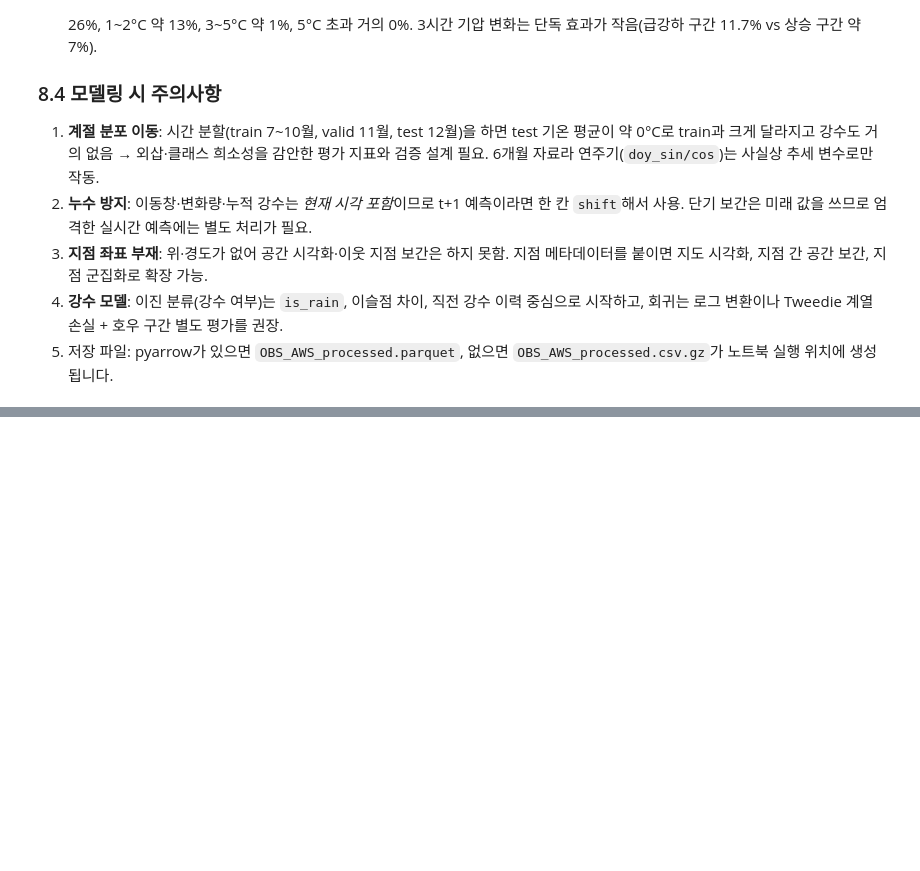
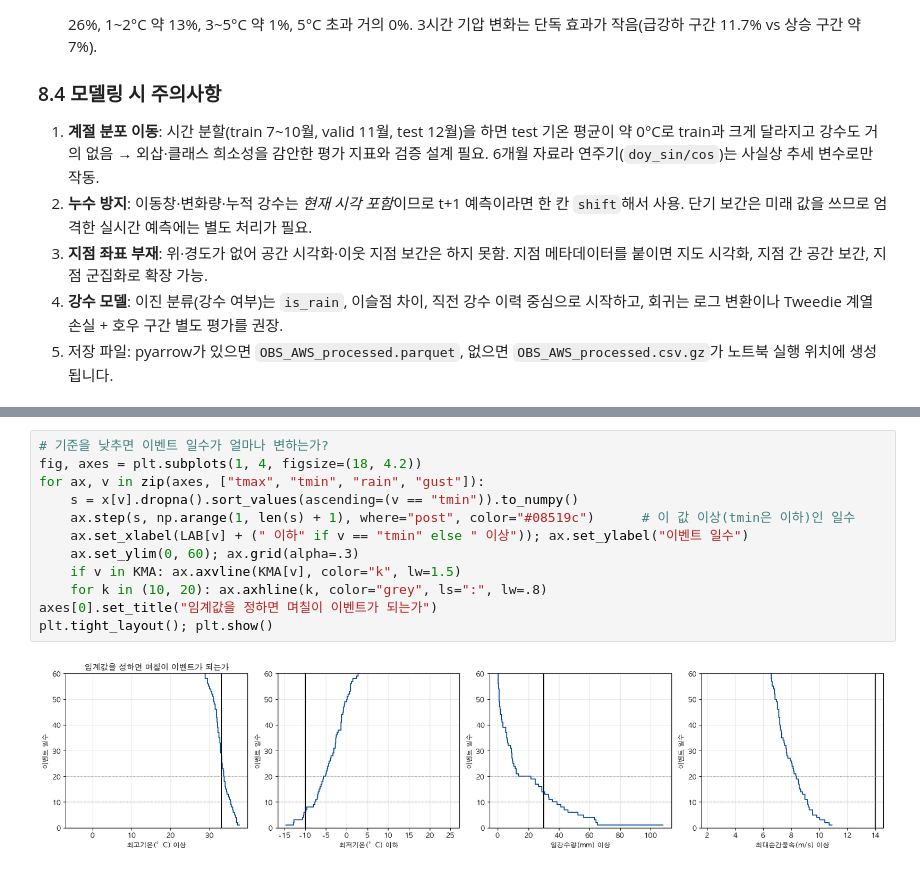
Before and after one commit to wheemin-2/BigContest_2026, a Jupyter notebook: notebooks/OBS_AWS_EDA_Preprocessing.ipynb, the cells around one changed output, grey strips where cells are left out. Drawn from its saved outputs; the diff is of its cells as text; blank space fills up the shorter version.

```diff
--- a/notebooks/OBS_AWS_EDA_Preprocessing.ipynb
+++ b/notebooks/OBS_AWS_EDA_Preprocessing.ipynb
@@ -1027,0 +1439,14 @@ parquet 저장 불가(ImportError) → OBS_AWS_processed.csv.gz 로 저장
+# %%
+# 기준을 낮추면 이벤트 일수가 얼마나 변하는가?
+fig, axes = plt.subplots(1, 4, figsize=(18, 4.2))
+for ax, v in zip(axes, ["tmax", "tmin", "rain", "gust"]):
+    s = x[v].dropna().sort_values(ascending=(v == "tmin")).to_numpy()
+    ax.step(s, np.arange(1, len(s) + 1), where="post", color="#08519c")      # 이 값 이상(tmin은 이하)인 일수
+    ax.set_xlabel(LAB[v] + (" 이하" if v == "tmin" else " 이상")); ax.set_ylabel("이벤트 일수")
+    ax.set_ylim(0, 60); ax.grid(alpha=.3)
+    if v in KMA: ax.axvline(KMA[v], color="k", lw=1.5)
+    for k in (10, 20): ax.axhline(k, color="grey", ls=":", lw=.8)
+axes[0].set_title("임계값을 정하면 며칠이 이벤트가 되는가")
+plt.tight_layout(); plt.show()
+# %% [output]
+[figure, added]
```
Also changed, not shown: parts of 23 cells of this notebook.
